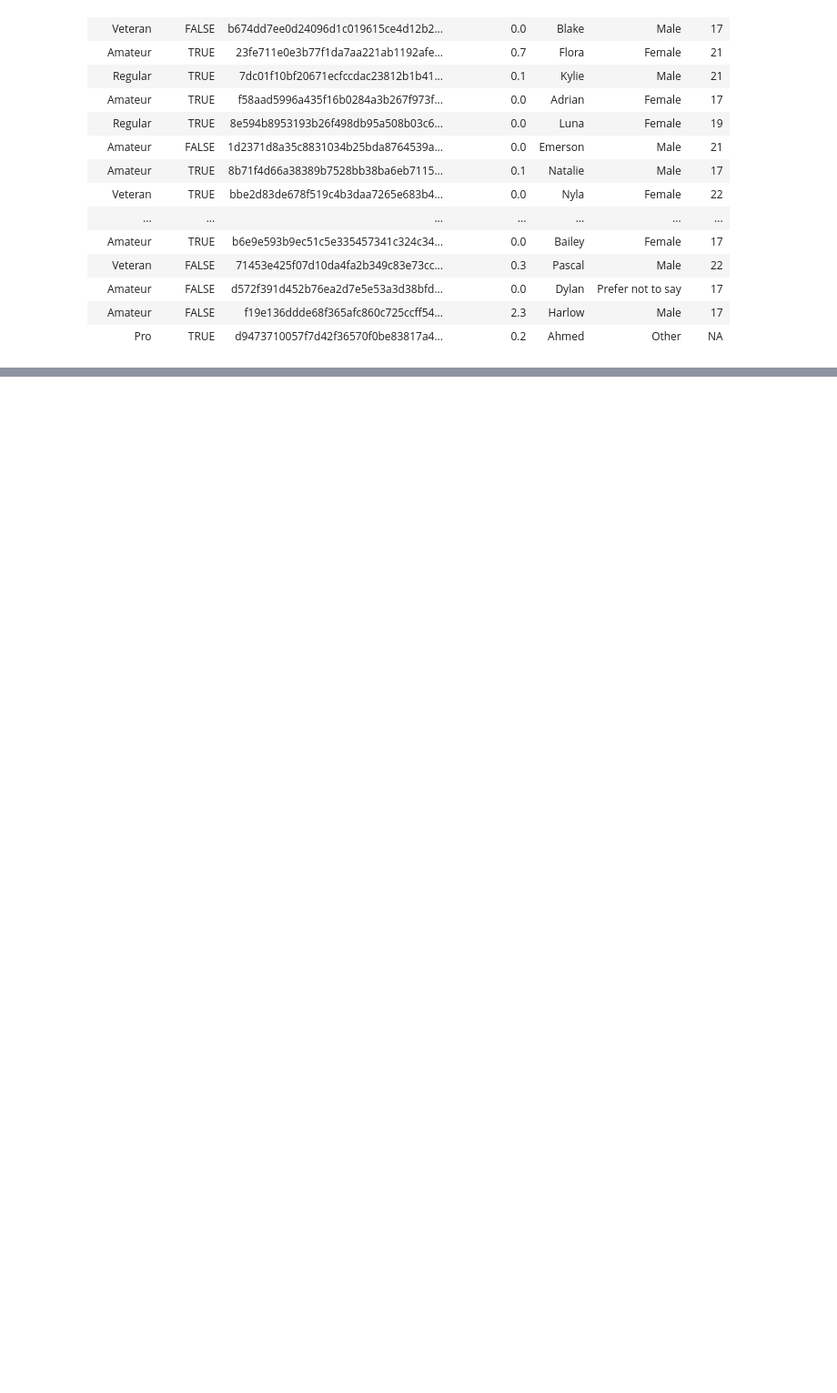
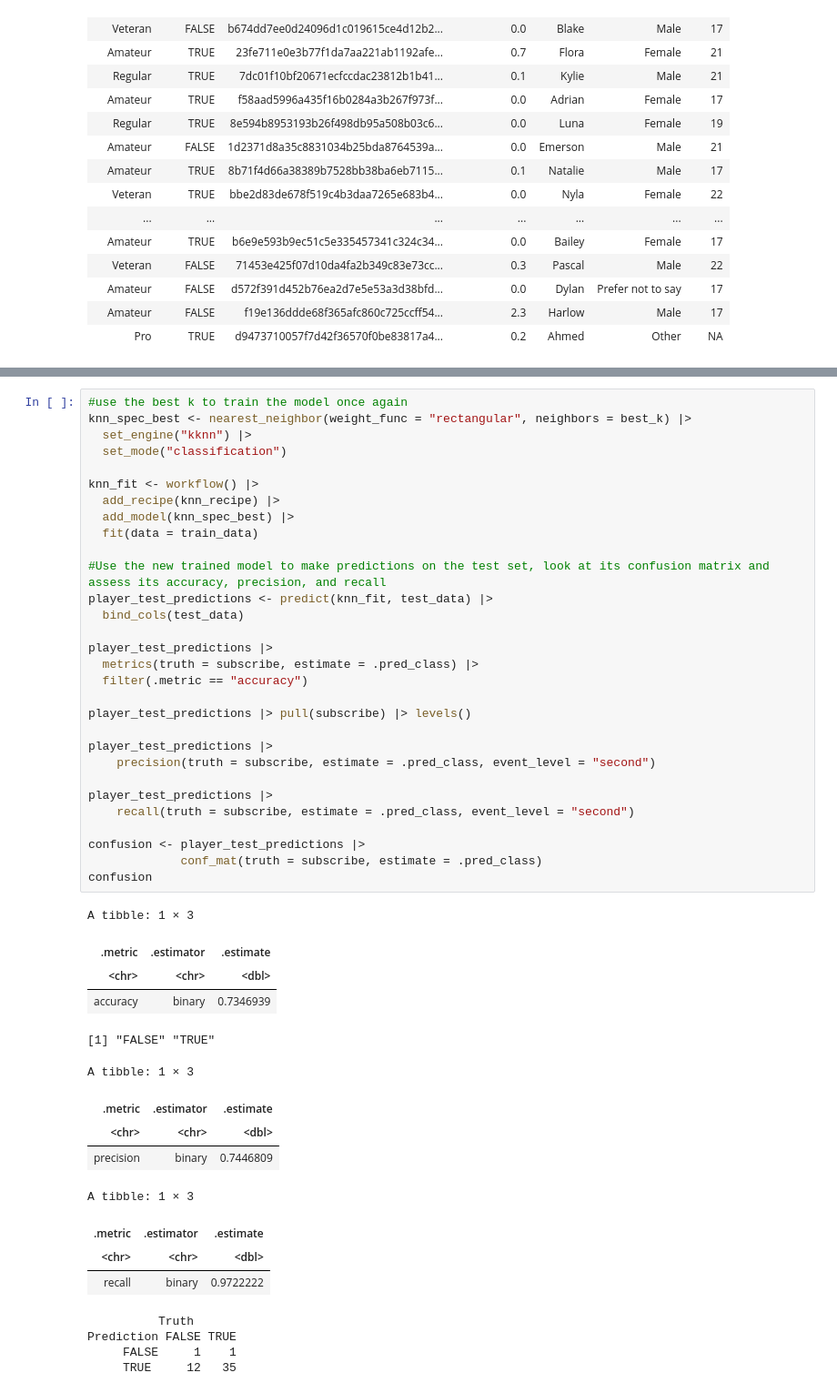
Before and after one commit to Rico-rgb/dsci-100-project-template, a Jupyter notebook: project real.ipynb, the cells around one changed output, grey strips where cells are left out. Shown at 91% size. Drawn from its saved outputs; the diff is of its cells as text; blank space fills up the shorter version.

```diff
--- a/project real.ipynb
+++ b/project real.ipynb
@@ -142,0 +186,48 @@ knn_spec <- nearest_neighbor(neighbors = tune(),
+# %%
+#use the best k to train the model once again
+knn_spec_best <- nearest_neighbor(weight_func = "rectangular", neighbors = best_k) |>
+  set_engine("kknn") |>
+  set_mode("classification")
+
+knn_fit <- workflow() |>
+  add_recipe(knn_recipe) |>
+  add_model(knn_spec_best) |>
+  fit(data = train_data)
+
+#Use the new trained model to make predictions on the test set, look at its confusion matrix and assess its accuracy, precision, and recall
+player_test_predictions <- predict(knn_fit, test_data) |>
+  bind_cols(test_data)
+
+player_test_predictions |>
+  metrics(truth = subscribe, estimate = .pred_class) |>
+  filter(.metric == "accuracy")
+
+player_test_predictions |> pull(subscribe) |> levels()
+
+player_test_predictions |>
+    precision(truth = subscribe, estimate = .pred_class, event_level = "second")
+
+player_test_predictions |>
+    recall(truth = subscribe, estimate = .pred_class, event_level = "second")
+
+confusion <- player_test_predictions |>
+             conf_mat(truth = subscribe, estimate = .pred_class)
+confusion
+# %% [output]
+A tibble: 1 × 3
+| .metric | .estimator | .estimate |
+| <chr> | <chr> | <dbl> |
+| accuracy | binary | 0.7346939 |
+[1] "FALSE" "TRUE"
+A tibble: 1 × 3
+| .metric | .estimator | .estimate |
+| <chr> | <chr> | <dbl> |
+| precision | binary | 0.7446809 |
+A tibble: 1 × 3
+| .metric | .estimator | .estimate |
+| <chr> | <chr> | <dbl> |
+| recall | binary | 0.9722222 |
+          Truth
+Prediction FALSE TRUE
+     FALSE     1    1
+     TRUE     12   35
```
Also changed, not shown: parts of 4 cells of this notebook.
